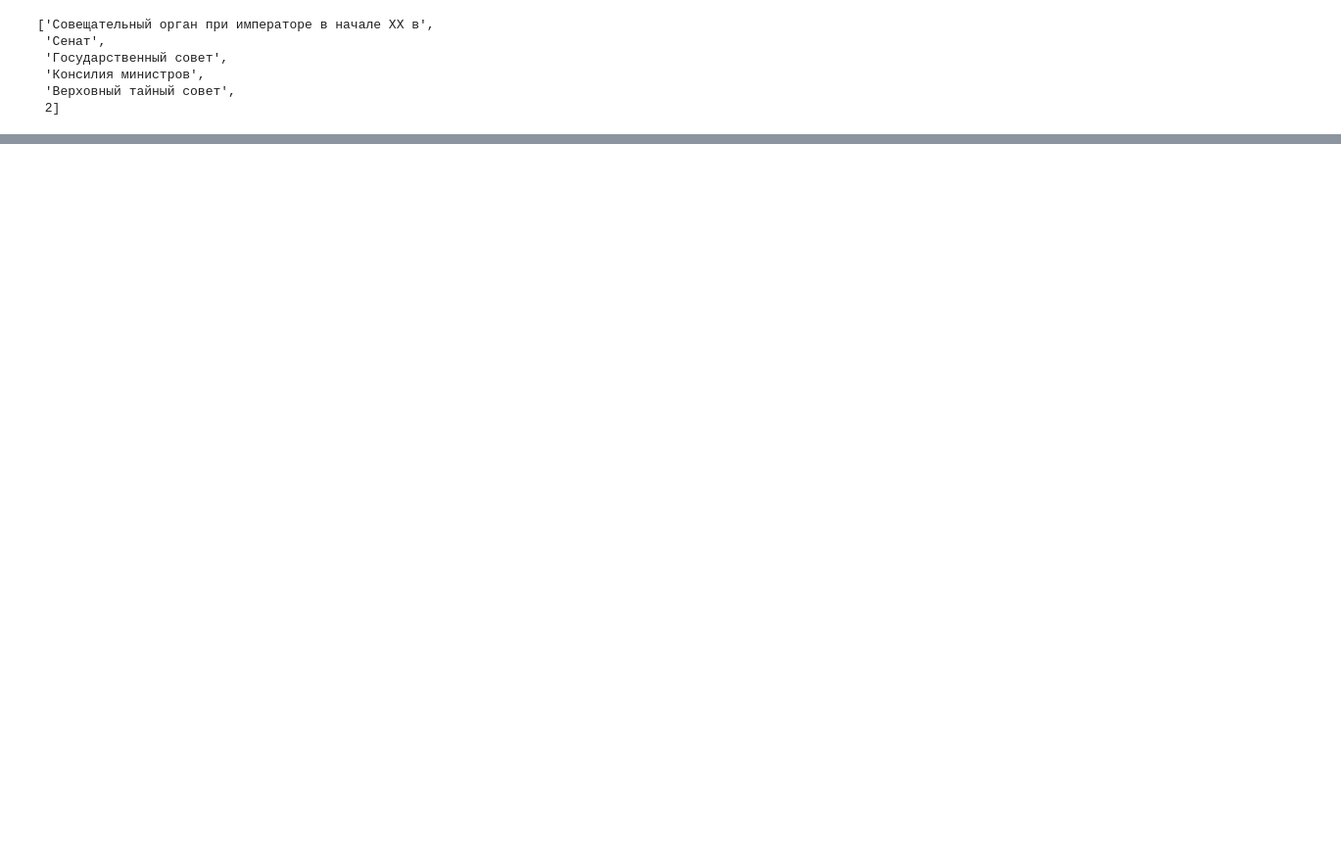
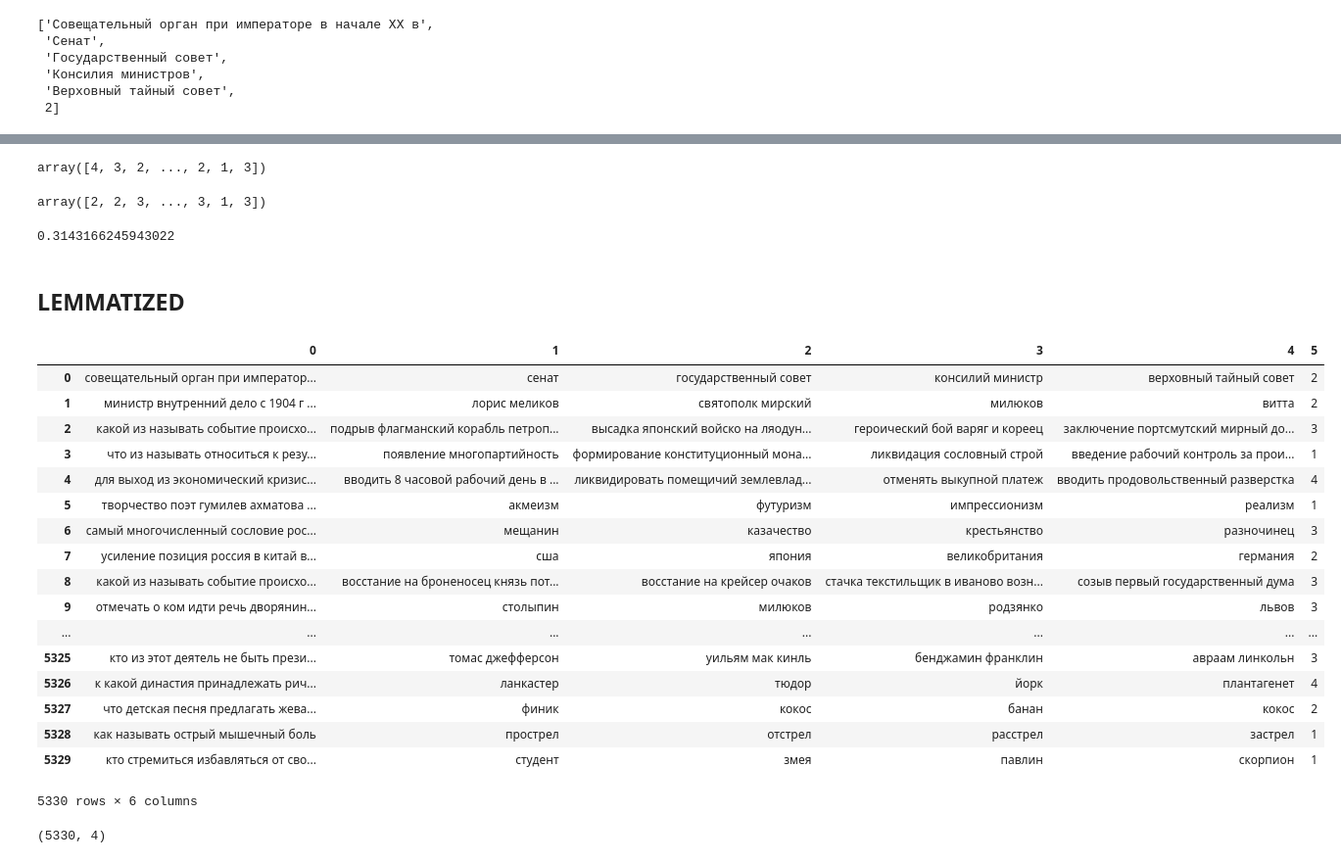
Before and after one commit to apugachev/Diploma-2019, a Jupyter notebook: Embeddings/Embeddings FastText big.ipynb, the cells around one changed output, grey strips where cells are left out. Shown at 98% size. Saved outputs shown, nothing was run; the diff lists cells and outputs as text; code cells hidden in the pictures; blank space fills up the shorter version.

```diff
--- a/Embeddings/Embeddings FastText big.ipynb
+++ b/Embeddings/Embeddings FastText big.ipynb
@@ -58,0 +77,60 @@ with open('fasttext_embed3.pickle', 'wb') as f:
+# %%
+preds = np.argmax(cosines, axis=1)
+preds = preds + 1
+preds
+# %% [output]
+array([4, 3, 2, ..., 2, 1, 3])
+# %%
+target = np.array(df['5'], int)
+target
+# %% [output]
+array([2, 2, 3, ..., 3, 1, 3])
+# %%
+from sklearn.metrics import accuracy_score as acc
+
+acc(target, preds)
+# %% [output]
+0.3143166245943022
+# %% [markdown]
+## LEMMATIZED
+# %%
+from pymystem3 import Mystem
+import nltk
+import re
+mystem = Mystem()
+
+def nlp_process(text):
+    tokens = nltk.word_tokenize(text)
+    clear_tokens = []
+    for token in tokens:
+        new_token = re.sub(r'[^\w\s]', '', token)
+        if new_token != '':
+            new_token = mystem.lemmatize(token)
+            clear_tokens.append(new_token[0])
+    return ' '.join(clear_tokens)
+# %%
+df_stemmed = df.copy()
+names = ['0', '1', '2', '3', '4']
+
+for name in names:
+    df_stemmed[name] = [nlp_process(text) for text in df[name]]
+df_stemmed
+# %% [output]
+|  | 0 | 1 | 2 | 3 | 4 | 5 |
+| 0 | совещательный орган при император... | сенат | государственный совет | консилий министр | верховный тайный совет | 2 |
+| 1 | министр внутренний дело с 1904 г ... | лорис меликов | святополк мирский | милюков | витта | 2 |
+| 2 | какой из называть событие происхо... | подрыв флагманский корабль петроп... | высадка японский войско на ляодун... | героический бой варяг и кореец | заключение портсмутский мирный до... | 3 |
+| 3 | что из называть относиться к резу... | появление многопартийность | формирование конституционный мона... | ликвидация сословный строй | введение рабочий контроль за прои... | 1 |
+| 4 | для выход из экономический кризис... | вводить 8 часовой рабочий день в ... | ликвидировать помещичий землевлад... | отменять выкупной платеж | вводить продовольственный разверстка | 4 |
+| 5 | творчество поэт гумилев ахматова ... | акмеизм | футуризм | импрессионизм | реализм | 1 |
+| 6 | самый многочисленный сословие рос... | мещанин | казачество | крестьянство | разночинец | 3 |
+| 7 | усиление позиция россия в китай в... | сша | япония | великобритания | германия | 2 |
+| 8 | какой из называть событие происхо... | восстание на броненосец князь пот... | восстание на крейсер очаков | стачка текстильщик в иваново возн... | созыв первый государственный дума | 3 |
+| 9 | отмечать о ком идти речь дворянин... | столыпин | милюков | родзянко | львов | 3 |
+| ... | ... | ... | ... | ... | ... | ... |
+| 5325 | кто из этот деятель не быть прези... | томас джефферсон | уильям мак кинль | бенджамин франклин | авраам линкольн | 3 |
+| 5326 | к какой династия принадлежать рич... | ланкастер | тюдор | йорк | плантагенет | 4 |
+| 5327 | что детская песня предлагать жева... | финик | кокос | банан | кокос | 2 |
+| 5328 | как называть острый мышечный боль | прострел | отстрел | расстрел | застрел | 1 |
+| 5329 | кто стремиться избавляться от сво... | студент | змея | павлин | скорпион | 1 |
+5330 rows × 6 columns
@@ -58,0 +151,6 @@ with open('fasttext_embed3.pickle', 'wb') as f:
+# %%
+from sklearn.metrics.pairwise import cosine_similarity as cos
+cosines = np.zeros((FT_embs_lemm.shape[0], FT_embs_lemm.shape[1]-1))
+cosines.shape
+# %% [output]
+(5330, 4)
```
Also changed, not shown: parts of 15 cells of this notebook, 11 other files.
